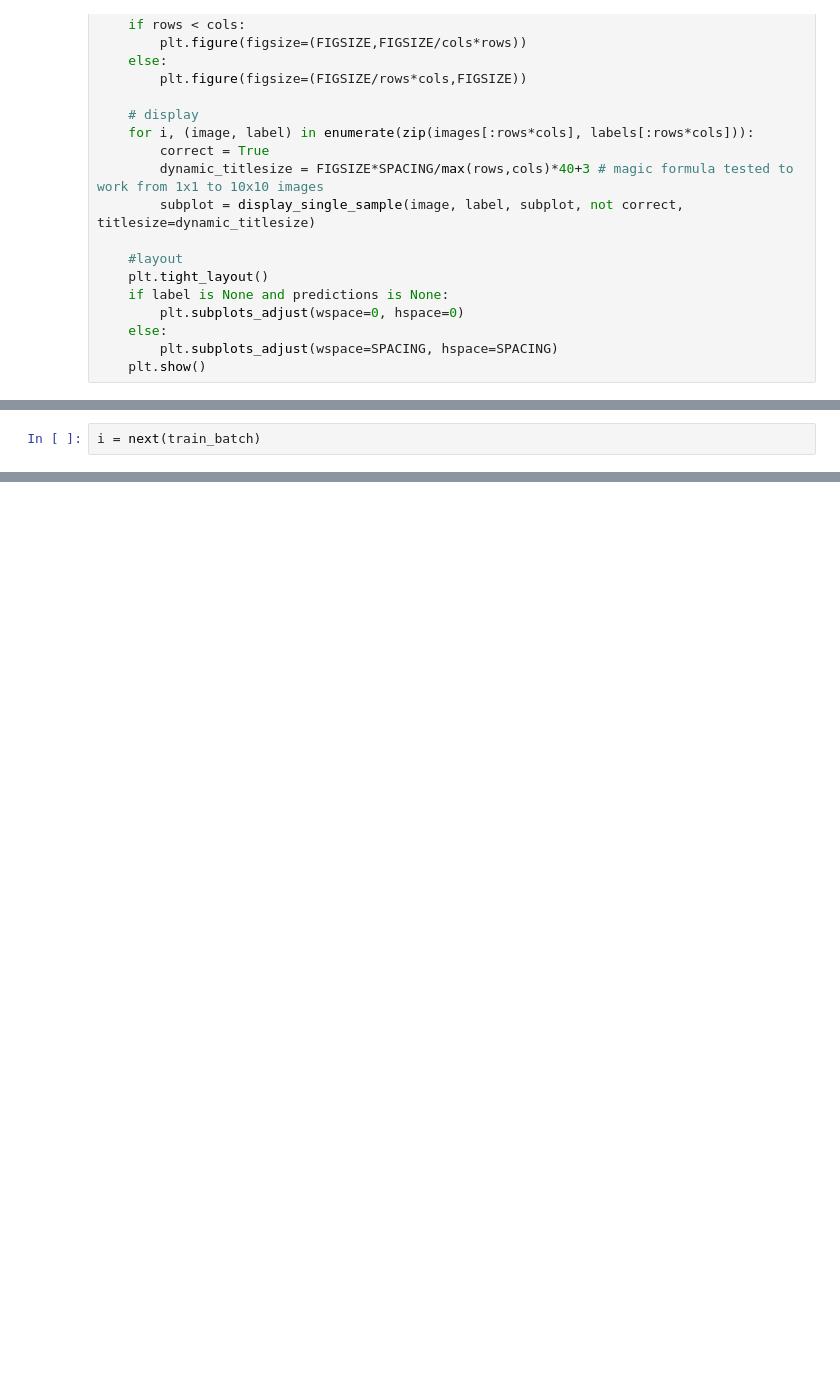
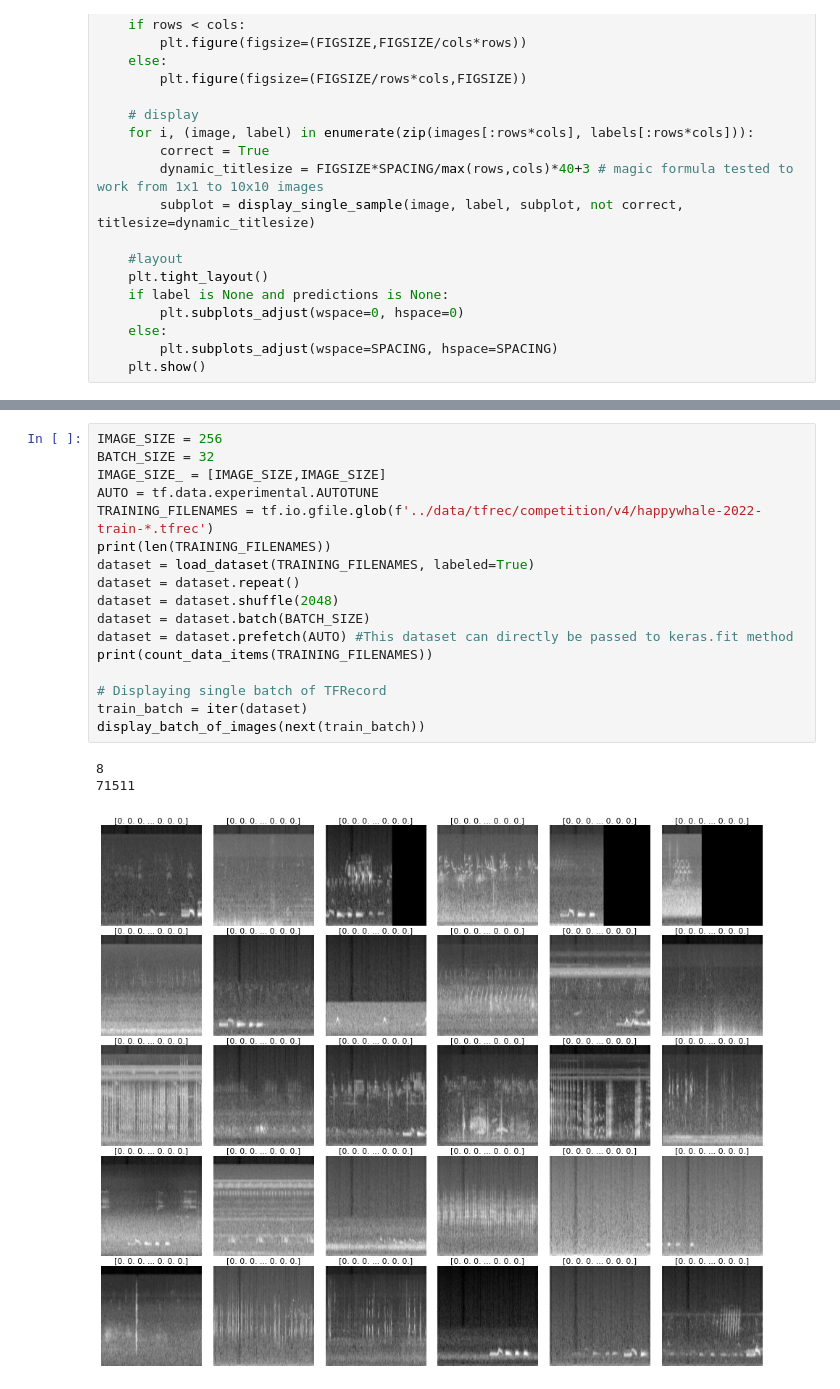
Before and after one commit to yuvaramsingh94/birdclif_2022, a Jupyter notebook: notebook_competition/tfrec_creation.ipynb, the cells around one changed output, grey strips where cells are left out. Cells and saved outputs as stored; diff of their text form; blank space fills up the shorter version.

Commit message:
added augmentation in tfrecord

```diff
--- a/notebook_competition/tfrec_creation.ipynb
+++ b/notebook_competition/tfrec_creation.ipynb
@@ -363,5 +364,3 @@ display_batch_of_images(next(train_batch))
 8
 71511
 [figure]
-# %%
-i = next(train_batch)
@@ -375,0 +645,21 @@ i[2]
+# %%
+IMAGE_SIZE = 256
+BATCH_SIZE = 32
+IMAGE_SIZE_ = [IMAGE_SIZE,IMAGE_SIZE]
+AUTO = tf.data.experimental.AUTOTUNE
+TRAINING_FILENAMES = tf.io.gfile.glob(f'../data/tfrec/competition/v4/happywhale-2022-train-*.tfrec')
+print(len(TRAINING_FILENAMES))
+dataset = load_dataset(TRAINING_FILENAMES, labeled=True)
+dataset = dataset.repeat()
+dataset = dataset.shuffle(2048)
+dataset = dataset.batch(BATCH_SIZE)
+dataset = dataset.prefetch(AUTO) #This dataset can directly be passed to keras.fit method
+print(count_data_items(TRAINING_FILENAMES))
+
+# Displaying single batch of TFRecord
+train_batch = iter(dataset)
+display_batch_of_images(next(train_batch))
+# %% [output]
+8
+71511
+[figure, added]
```
Also changed, not shown: parts of 16 cells of this notebook, 4 other files.
